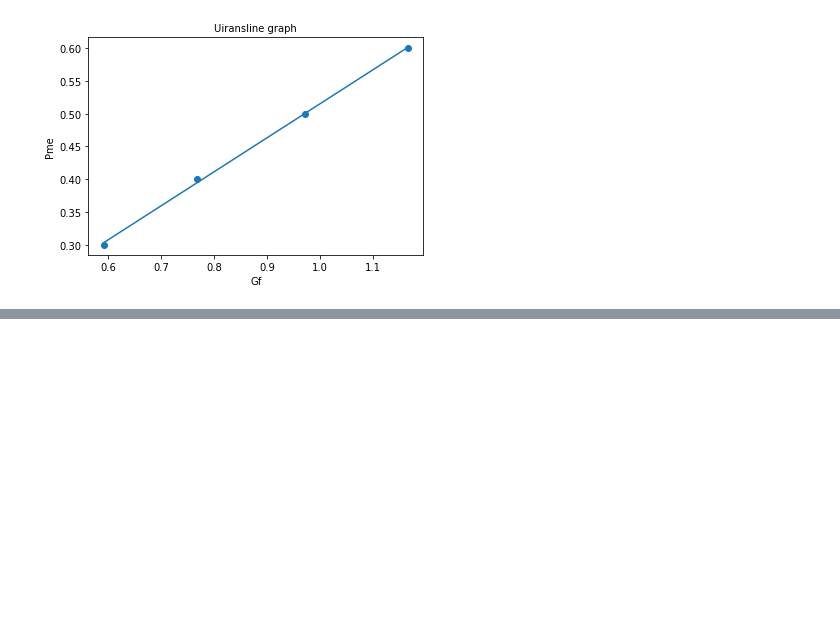
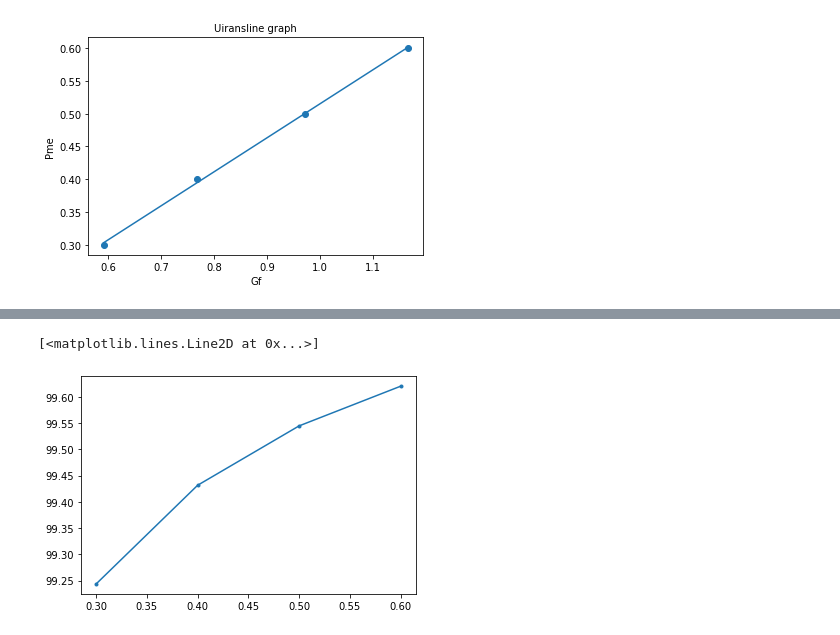
Before and after one commit to englishta/algorithm, a Jupyter notebook: graphic/2/18T1040X_加藤正隆(2).ipynb, the cells around one changed output, grey strips where cells are left out. Cells and saved outputs as stored; diff of their text form; code cells hidden in the pictures; blank space fills up the shorter version.

```diff
--- a/graphic/2/18T1040X_加藤正隆(2).ipynb
+++ b/graphic/2/18T1040X_加藤正隆(2).ipynb
@@ -183,0 +249,5 @@ plt.show()
+# %%
+plt.plot(x, qm, '.-')#機械効率
+# %% [output]
+[<matplotlib.lines.Line2D at 0x...>]
+[figure, added]
```
Also changed, not shown: parts of 8 cells of this notebook.
